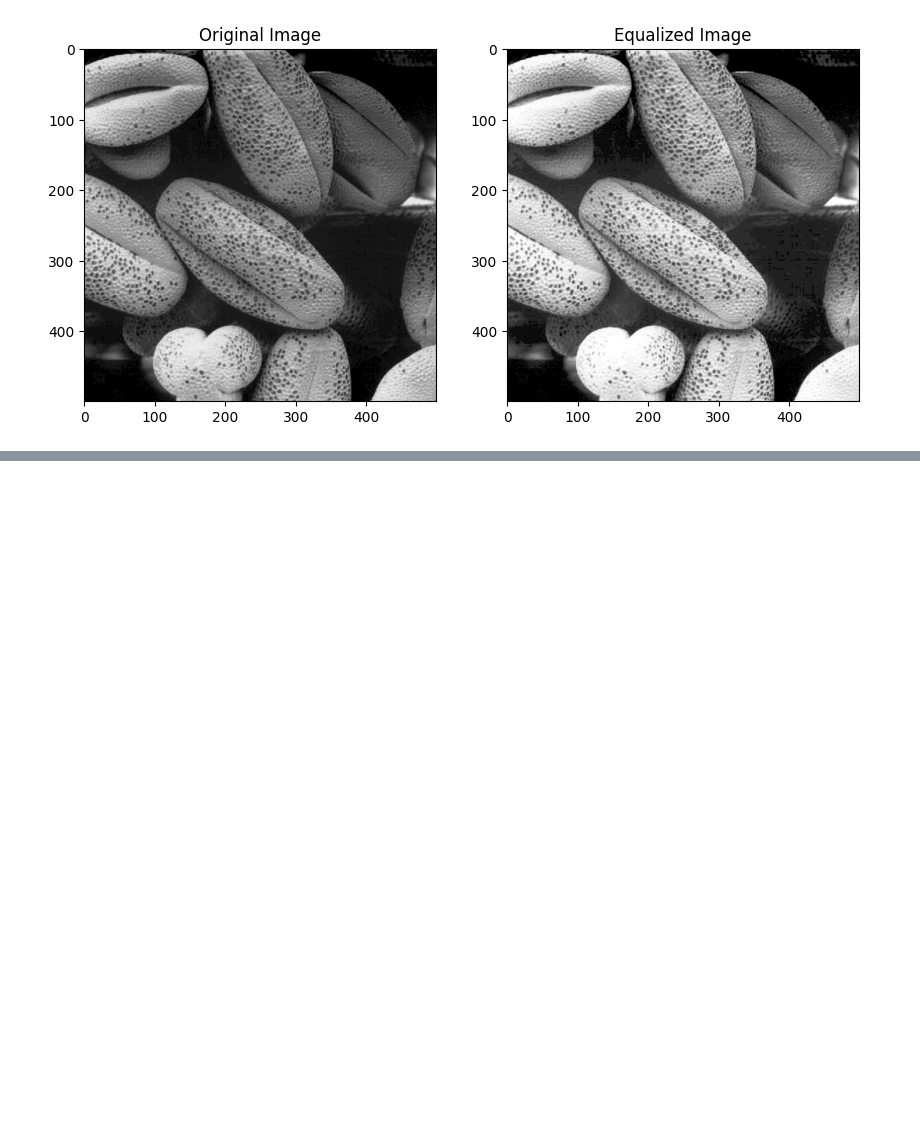
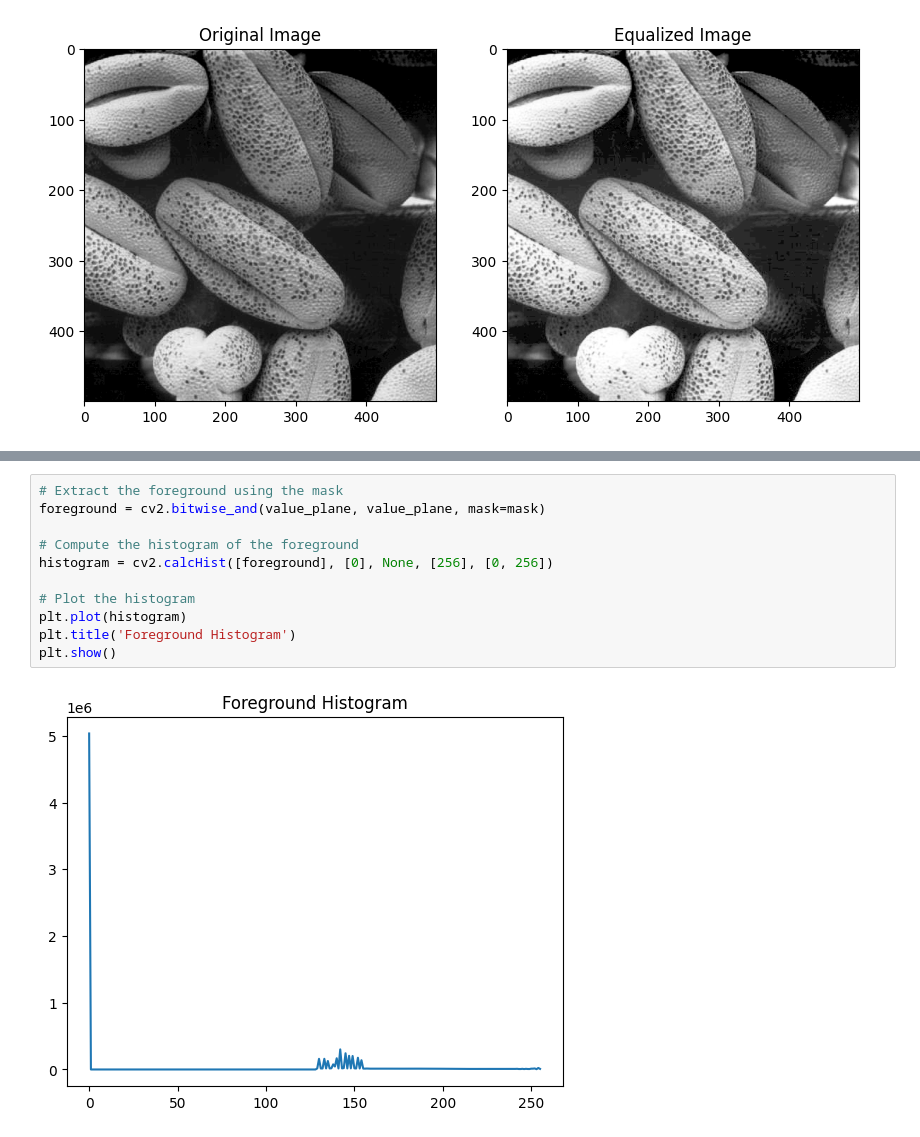
Before and after one commit to NavinduTharupathi/-Intensity-Transformations-and-Neighborhood-Filtering, a Jupyter notebook: notebook.ipynb, the cells around one changed output, grey strips where cells are left out. Drawn from its saved outputs; the diff is of its cells as text; blank space fills up the shorter version.

```diff
--- a/notebook.ipynb
+++ b/notebook.ipynb
@@ -350,0 +392,13 @@ plt.show()
+# %%
+# Extract the foreground using the mask
+foreground = cv2.bitwise_and(value_plane, value_plane, mask=mask)
+
+# Compute the histogram of the foreground
+histogram = cv2.calcHist([foreground], [0], None, [256], [0, 256])
+
+# Plot the histogram
+plt.plot(histogram)
+plt.title('Foreground Histogram')
+plt.show()
+# %% [output]
+[figure, added]
```
Also changed, not shown: parts of 6 cells of this notebook.
